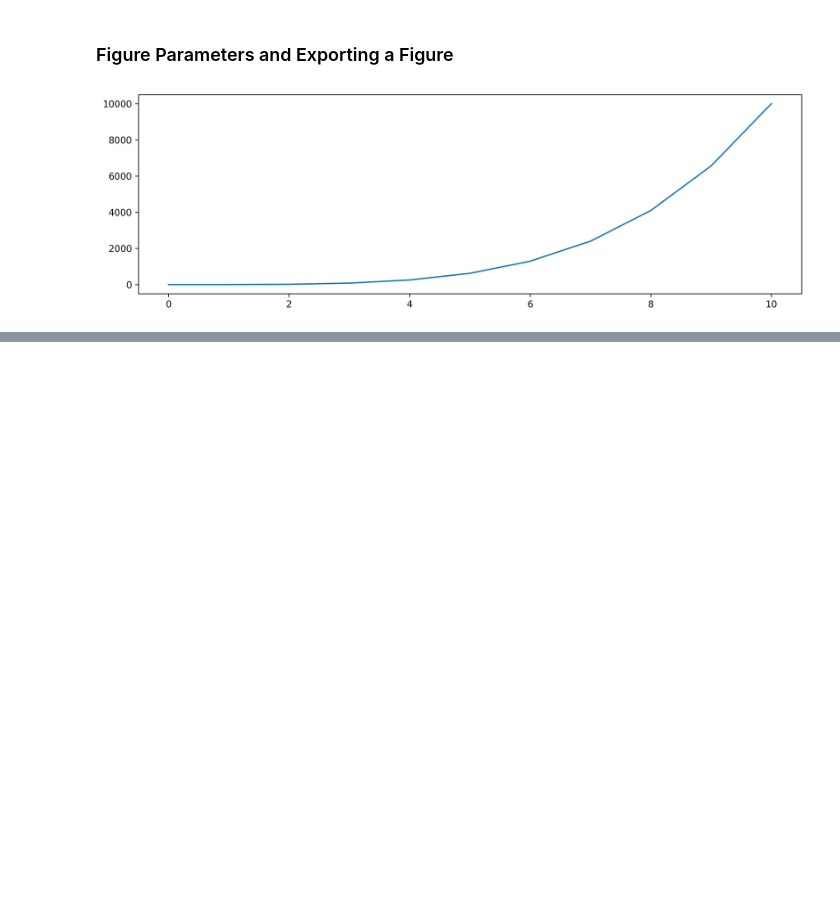
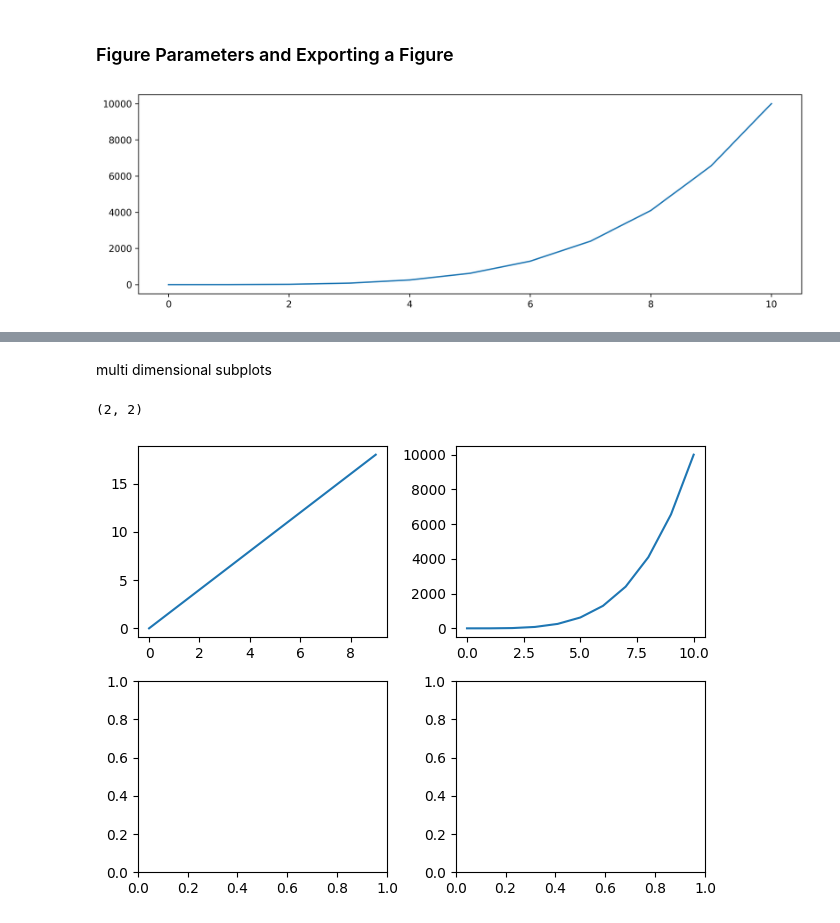
Before and after one commit to Daniel-Aguila/MLandDS, a Jupyter notebook: matplotlibBasics.ipynb, the cells around one changed output, grey strips where cells are left out. Drawn from its saved outputs; the diff is of its cells as text; code cells hidden in the pictures; blank space fills up the shorter version.

```diff
--- a/matplotlibBasics.ipynb
+++ b/matplotlibBasics.ipynb
@@ -112,0 +134,15 @@ fig.savefig('figure.png',bbox_inches='tight') #bbox_inches fits it correctly inc
+# %% [markdown]
+multi dimensional subplots
+# %%
+fig,axes = plt.subplots(nrows=2,ncols=2)
+
+#For nrows>1 we need to call it like a multiple dimension numpy array
+axes[0][0].plot(x,y) #since axes is a numpy array of the columns show
+axes[0][1].plot(a,b)
+
+plt.tight_layout() #cleans everything and makes sure there is appropriate spacing between the subplots
+
+axes.shape
+# %% [output]
+(2, 2)
+[figure, added]
```
Also changed, not shown: parts of 5 cells of this notebook.
